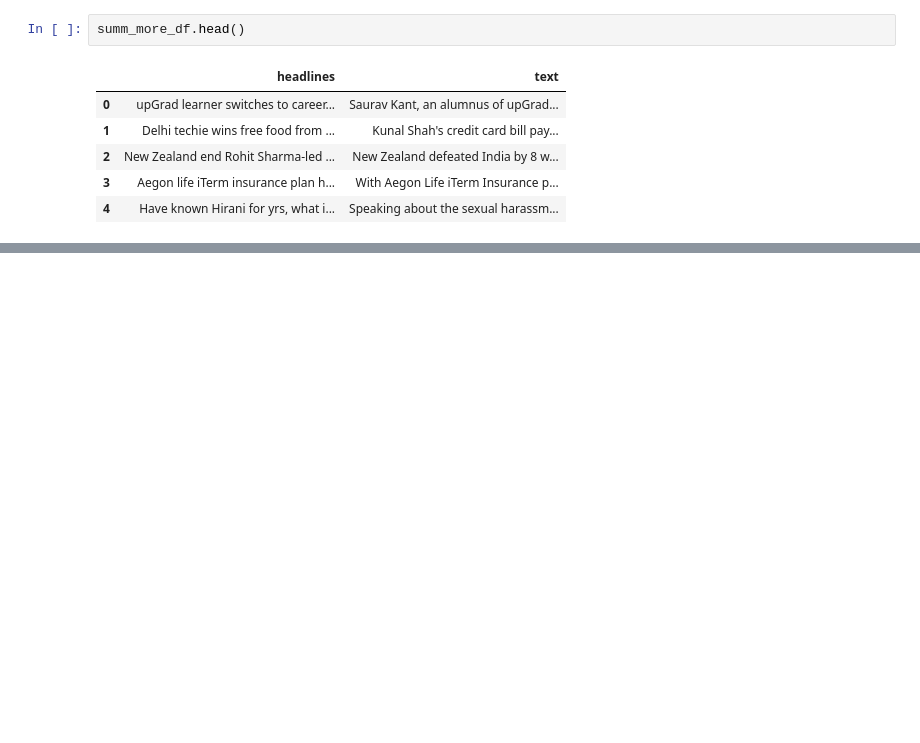
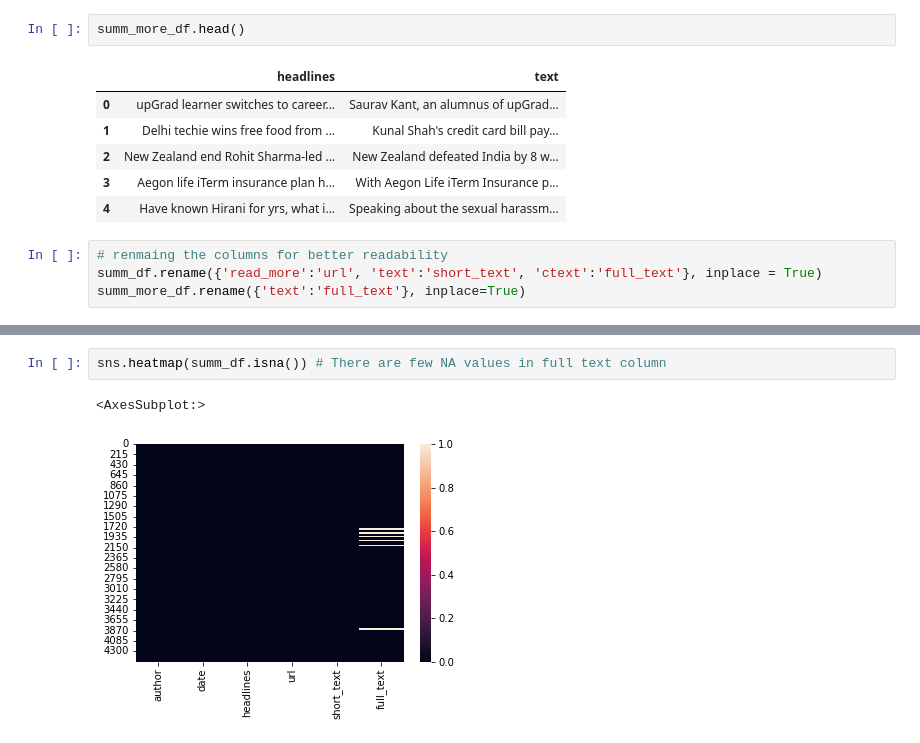
Before and after one commit to chaithrakc/news-summarization, a Jupyter notebook: News-Article-Summarization.ipynb, the cells around one changed output, grey strips where cells are left out. Drawn from its saved outputs; the diff is of its cells as text; blank space fills up the shorter version.

```diff
--- a/News-Article-Summarization.ipynb
+++ b/News-Article-Summarization.ipynb
@@ -30,3 +31,7 @@ summ_more_df.head()
 | 2 | New Zealand end Rohit Sharma-led ... | New Zealand defeated India by 8 w... |
 | 3 | Aegon life iTerm insurance plan h... | With Aegon Life iTerm Insurance p... |
 | 4 | Have known Hirani for yrs, what i... | Speaking about the sexual harassm... |
+# %%
+# renmaing the columns for better readability
+summ_df.rename({'read_more':'url', 'text':'short_text', 'ctext':'full_text'}, inplace = True)
+summ_more_df.rename({'text':'full_text'}, inplace=True)
@@ -32,0 +82,5 @@ summ_more_df.head()
+# %%
+sns.heatmap(summ_df.isna()) # There are few NA values in full text column
+# %% [output]
+<AxesSubplot:>
+[figure, added]
```
Also changed, not shown: parts of 6 cells of this notebook.
